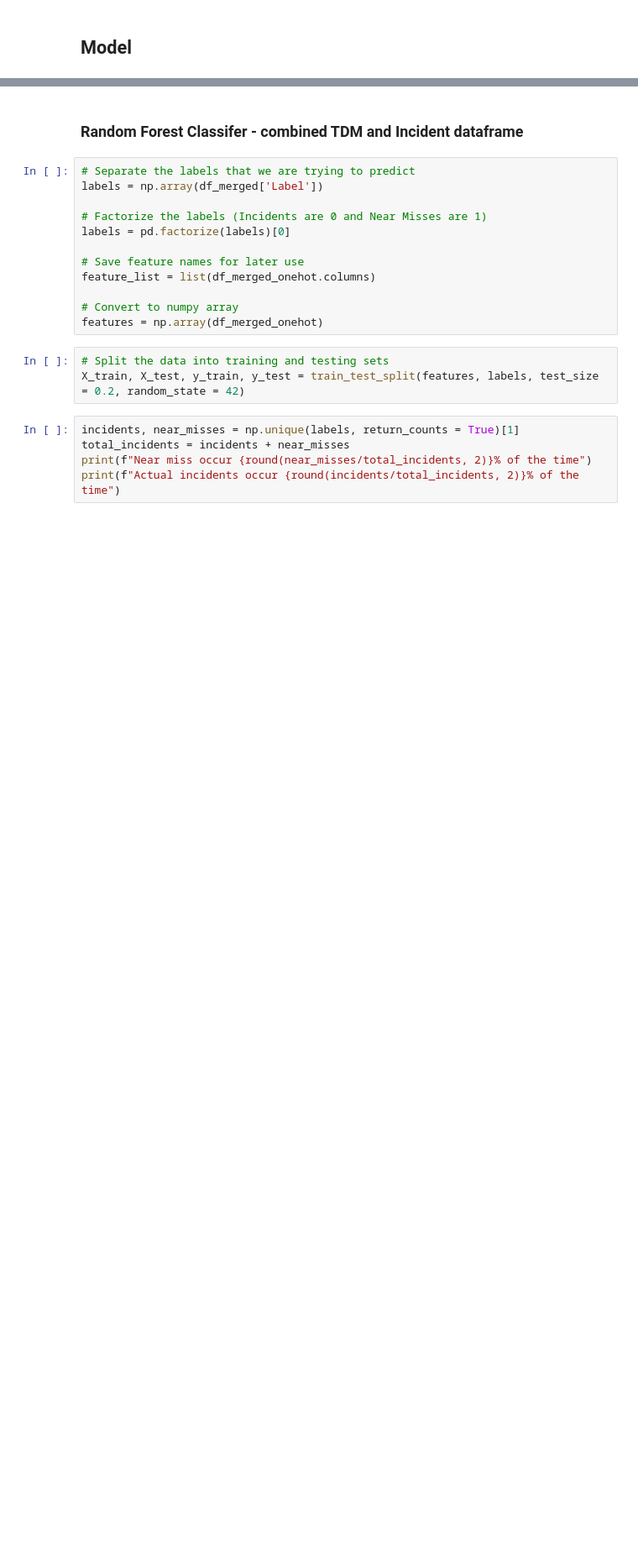
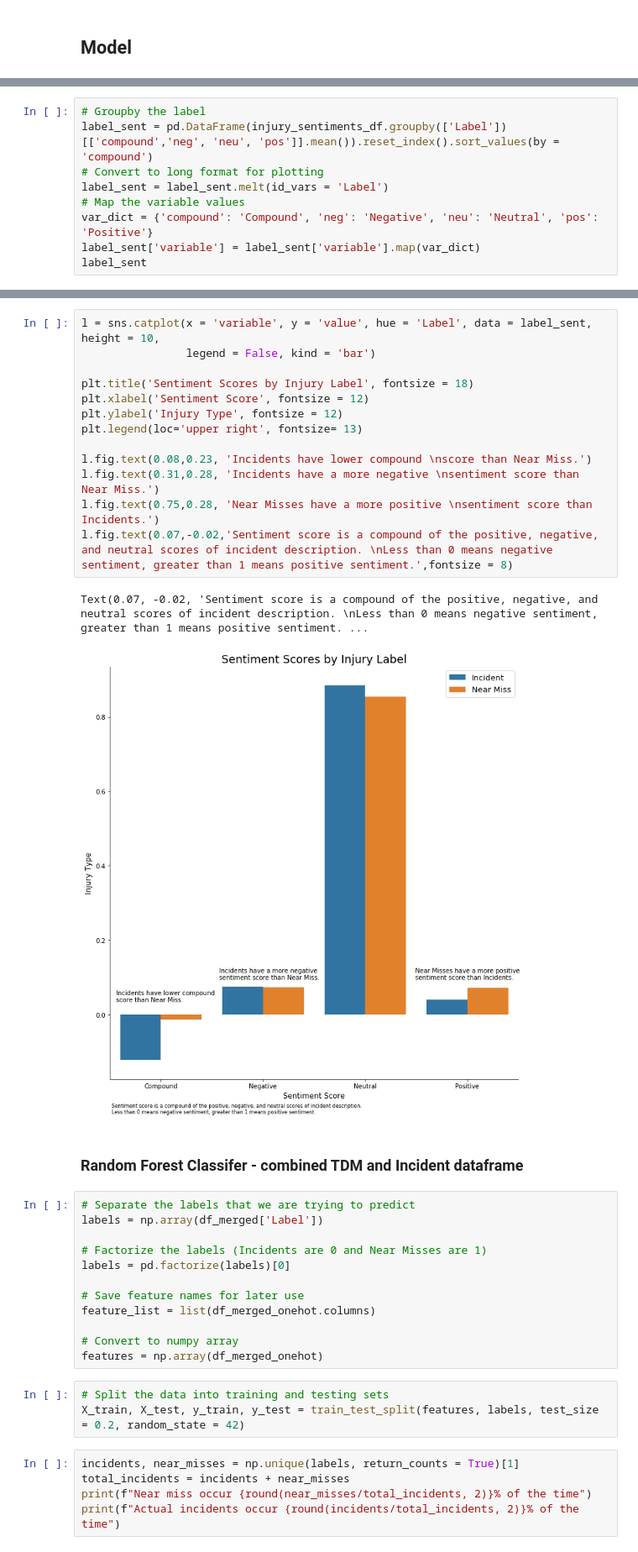
Before and after one commit to ist719-finalproject/FinalProject, a Jupyter notebook: IST718 Project - Kim,TS,Brandon,Amanda.ipynb, the cells around one changed output, grey strips where cells are left out. Shown: that part at 84% size. Cells and saved outputs as stored; diff of their text form; blank space fills up the shorter version.

```diff
--- a/IST718 Project - Kim,TS,Brandon,Amanda.ipynb
+++ b/IST718 Project - Kim,TS,Brandon,Amanda.ipynb
@@ -608,0 +631,9 @@ Frequency Distribution for Near Misses
+# %%
+# Groupby the label
+label_sent = pd.DataFrame(injury_sentiments_df.groupby(['Label'])[['compound','neg', 'neu', 'pos']].mean()).reset_index().sort_values(by = 'compound')
+# Convert to long format for plotting
+label_sent = label_sent.melt(id_vars = 'Label')
+# Map the variable values
+var_dict = {'compound': 'Compound', 'neg': 'Negative', 'neu': 'Neutral', 'pos': 'Positive'}
+label_sent['variable'] = label_sent['variable'].map(var_dict)
+label_sent
@@ -609,3 +650,19 @@ Frequency Distribution for Near Misses
+# %%
+l = sns.catplot(x = 'variable', y = 'value', hue = 'Label', data = label_sent, height = 10,
+                legend = False, kind = 'bar')
+
+plt.title('Sentiment Scores by Injury Label', fontsize = 18)
+plt.xlabel('Sentiment Score', fontsize = 12)
+plt.ylabel('Injury Type', fontsize = 12)
+plt.legend(loc='upper right', fontsize= 13)
+
+l.fig.text(0.08,0.23, 'Incidents have lower compound \nscore than Near Miss.')
+l.fig.text(0.31,0.28, 'Incidents have a more negative \nsentiment score than Near Miss.')
+l.fig.text(0.75,0.28, 'Near Misses have a more positive \nsentiment score than Incidents.')
+l.fig.text(0.07,-0.02,'Sentiment score is a compound of the positive, negative, and neutral scores of incident description. \nLess than 0 means negative sentiment, greater than 1 means positive sentiment.',fontsize = 8)
+# %% [output]
+Text(0.07, -0.02, 'Sentiment score is a compound of the positive, negative, and neutral scores of incident description. \nLess than 0 means negative sentiment, greater than 1 means positive sentiment. ...
+[figure, added]
 # %% [markdown]
 ### Random Forest Classifer - combined TDM and Incident dataframe
 # %%
```
Also changed, not shown: parts of 24 cells of this notebook.
